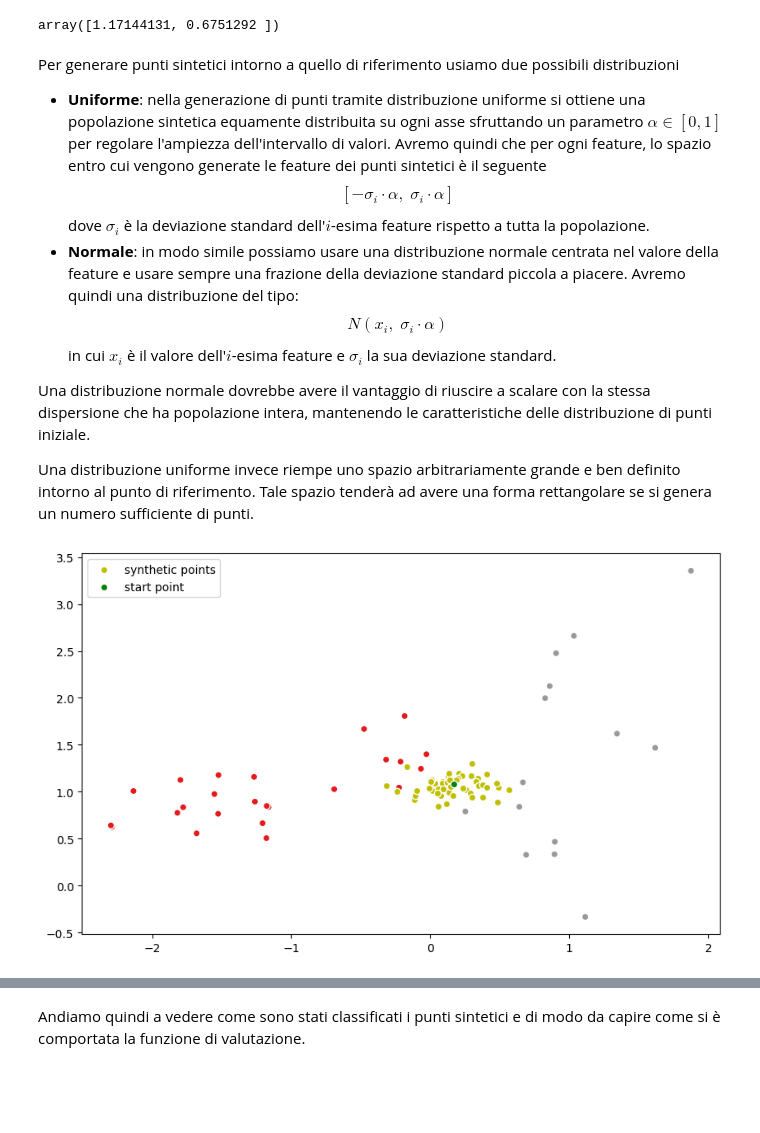
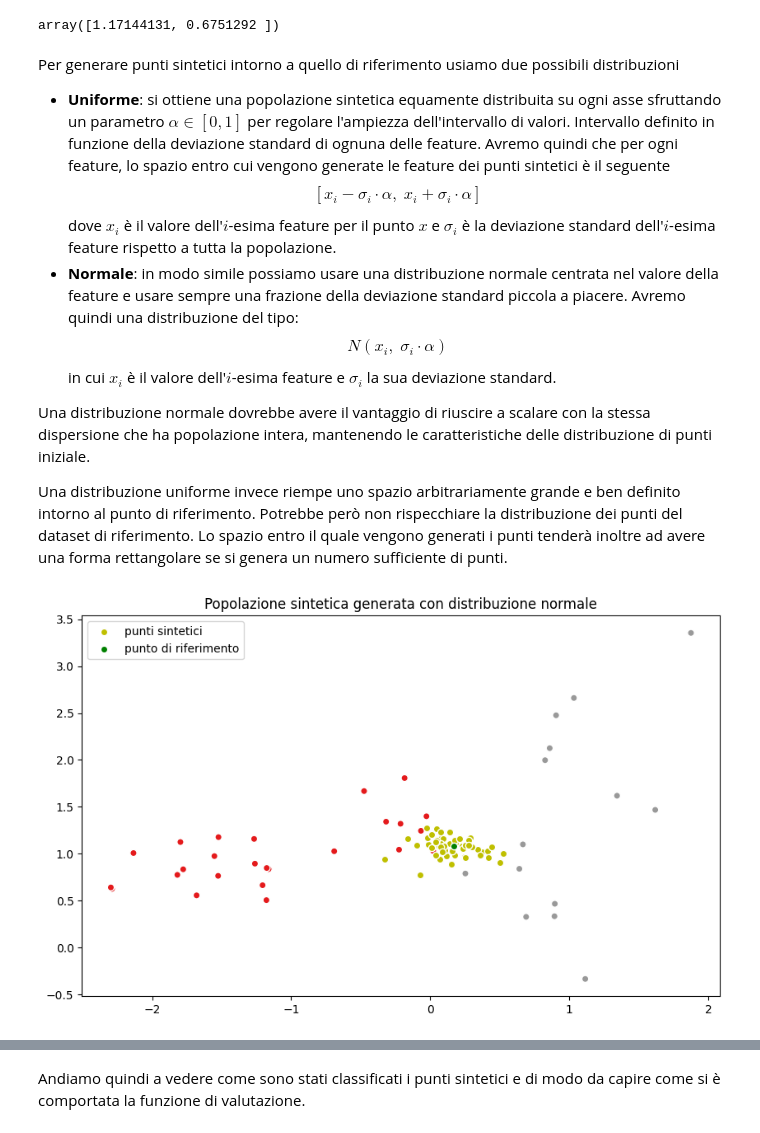
Before and after one commit to FedericoBustaffa/thesis, a Jupyter notebook: src/explain_classifier.ipynb, the cells around one changed output, grey strips where cells are left out. Drawn from its saved outputs; the diff is of its cells as text; code cells hidden in the pictures; blank space fills up the shorter version.

```diff
--- a/src/explain_classifier.ipynb
+++ b/src/explain_classifier.ipynb
@@ -145,14 +141,15 @@ array([1.17144131, 0.6751292 ])
 Per generare punti sintetici intorno a quello di riferimento usiamo due
 possibili distribuzioni
 
-- **Uniforme**: nella generazione di punti tramite distribuzione uniforme si
-  ottiene una popolazione sintetica equamente distribuita su ogni asse
-  sfruttando un parametro $\alpha \in [0, 1]$ per regolare l'ampiezza
-  dell'intervallo di valori. Avremo quindi che per ogni feature, lo spazio
-  entro cui vengono generate le feature dei punti sintetici è il seguente
-  $$[-\sigma_i \cdot \alpha, \; \sigma_i \cdot \alpha]$$
-  dove $\sigma_i$ è la deviazione standard dell'$i$-esima feature rispetto
-  a tutta la popolazione.
+- **Uniforme**: si ottiene una popolazione sintetica equamente distribuita su
+  ogni asse sfruttando un parametro $\alpha \in [0, 1]$ per regolare l'ampiezza
+  dell'intervallo di valori. Intervallo definito in funzione della deviazione
+  standard di ognuna delle feature. Avremo quindi che per ogni feature, lo
+  spazio entro cui vengono generate le feature dei punti sintetici è il
+  seguente
+  $$[x_i - \sigma_i \cdot \alpha, \; x_ i + \sigma_i \cdot \alpha]$$
+  dove $x_i$ è il valore dell'$i$-esima feature per il punto $x$ e $\sigma_i$ è
+  la deviazione standard dell'$i$-esima feature rispetto a tutta la popolazione.
 - **Normale**: in modo simile possiamo usare una distribuzione normale centrata
   nel valore della feature e usare sempre una frazione della deviazione
   standard piccola a piacere. Avremo quindi una distribuzione del tipo:
@@ -165,37 +162,40 @@ con la stessa dispersione che ha popolazione intera, mantenendo le
 caratteristiche delle distribuzione di punti iniziale.
 
 Una distribuzione uniforme invece riempe uno spazio arbitrariamente grande e
-ben definito intorno al punto di riferimento. Tale spazio tenderà ad avere una
-forma rettangolare se si genera un numero sufficiente di punti.
+ben definito intorno al punto di riferimento. Potrebbe però non rispecchiare
+la distribuzione dei punti del dataset di riferimento. Lo spazio entro il quale
+vengono generati i punti tenderà inoltre ad avere una forma rettangolare se si
+genera un numero sufficiente di punti.
 # %%
 from numpy import random
 from ppga import base
 
 
 def generate_normal(point, sigma, alpha: float) -> np.ndarray:
     return random.normal(point, alpha * sigma, size=(2,))
 
 
 def generate_uniform(point, sigma, alpha: float) -> np.ndarray:
     return random.uniform(point - sigma * alpha, point + sigma * alpha, size=(2,))
 
 
 toolbox = base.ToolBox()
 toolbox.set_generation(generate_normal, point=point, sigma=sigma, alpha=0.15)
 
 # generazione di una popolazione composta da 50 individui
 population = toolbox.generate(50)
 synth_points = np.array([i.chromosome for i in population])
 
 plt.figure(figsize=(10, 6))
+plt.title("Popolazione sintetica generata con distribuzione normale")
 plt.scatter(test_coords[0], test_coords[1], c=y_predicted, ec="w")
 plt.scatter(
-    synth_points.T[0], synth_points.T[1], c="y", ec="w", label="synthetic points"
+    synth_points.T[0], synth_points.T[1], c="y", ec="w", label="punti sintetici"
 )
-plt.scatter(point[0], point[1], c="g", ec="w", label="start point")
+plt.scatter(point[0], point[1], c="g", ec="w", label="punto di riferimento")
 
 plt.legend()
 plt.show()
 # %% [output]
-[figure, old version]
+[figure, new version]
 # %% [markdown]
```
Also changed, not shown: parts of 11 cells of this notebook.
